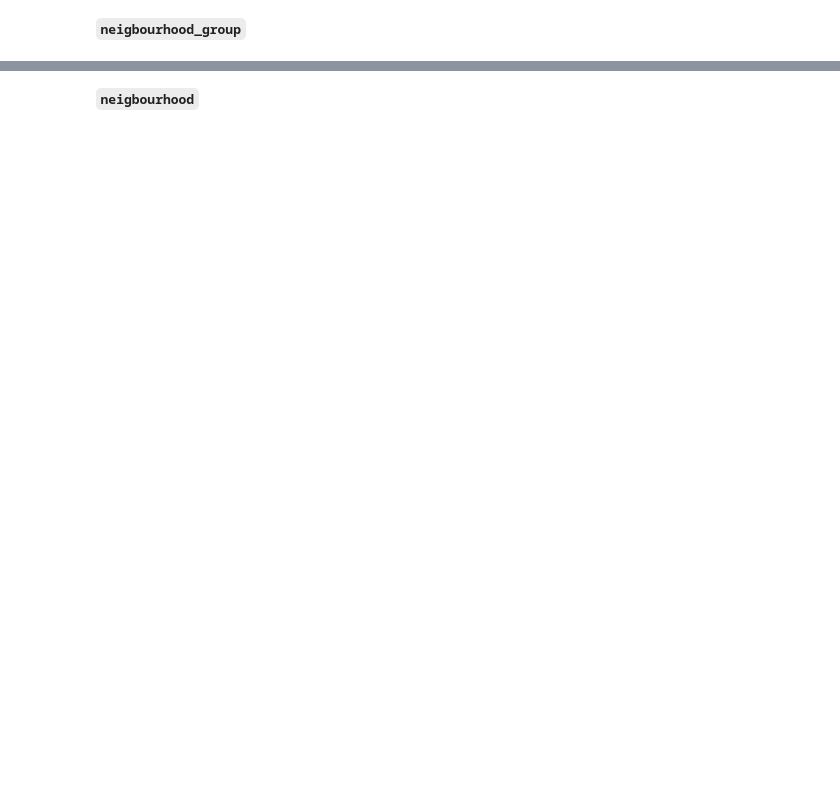
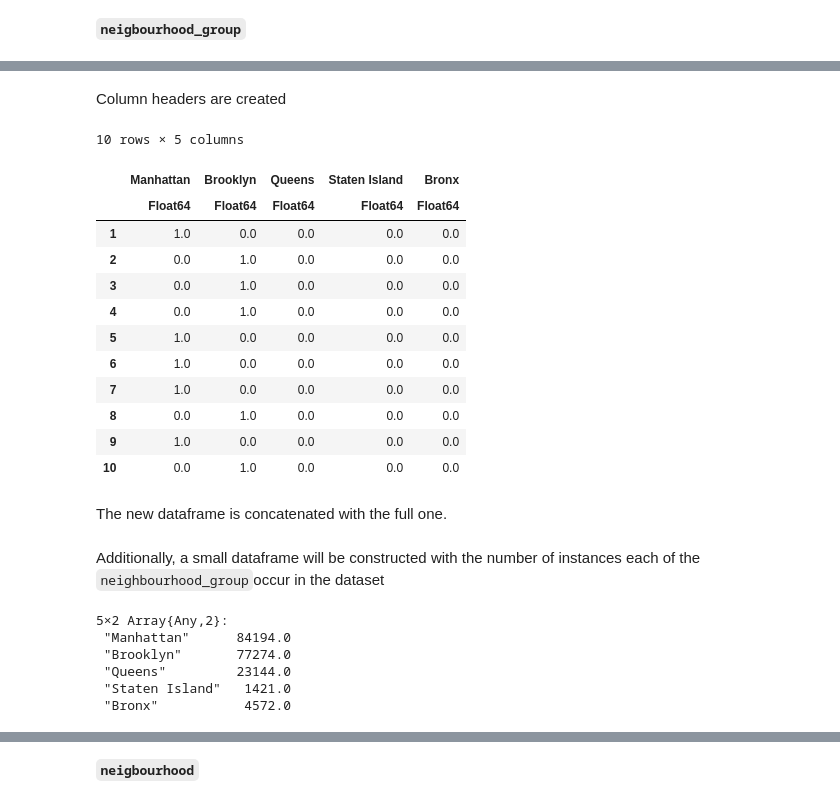
Before and after one commit to noriolg/ORIE4741_project, a Jupyter notebook: Data Mining and Cleaning.ipynb, the cells around one changed output, grey strips where cells are left out. Saved outputs shown, nothing was run; the diff lists cells and outputs as text; code cells hidden in the pictures; blank space fills up the shorter version.

```diff
--- a/Data Mining and Cleaning.ipynb
+++ b/Data Mining and Cleaning.ipynb
@@ -709,2 +737,5 @@ manyhot (generic function with 2 methods)
 # %% [markdown]
 **`neigbourhood_group`**
+# %%
+onehot_neighbourhood_groups = onehot(df_all_time_periods[:, :neighbourhood_group]);
+onehot_neighbourhood_groups[1:10,:]
@@ -710,0 +754,23 @@ manyhot (generic function with 2 methods)
+# %% [markdown]
+Column headers are created
+# %%
+neighbourhood_group_encoded_names = unique(df_all_time_periods[:, :neighbourhood_group]);
+# %%
+df_onehot_neighbourhood_groups = DataFrame(onehot_neighbourhood_groups, neighbourhood_group_encoded_names);
+df_onehot_neighbourhood_groups[1:10, :]
+# %% [output]
+10 rows × 5 columns
+|  | Manhattan | Brooklyn | Queens | Staten Island | Bronx |
+|  | Float64 | Float64 | Float64 | Float64 | Float64 |
+| 1 | 1.0 | 0.0 | 0.0 | 0.0 | 0.0 |
+| 2 | 0.0 | 1.0 | 0.0 | 0.0 | 0.0 |
+| 3 | 0.0 | 1.0 | 0.0 | 0.0 | 0.0 |
+| 4 | 0.0 | 1.0 | 0.0 | 0.0 | 0.0 |
+| 5 | 1.0 | 0.0 | 0.0 | 0.0 | 0.0 |
+| 6 | 1.0 | 0.0 | 0.0 | 0.0 | 0.0 |
+| 7 | 1.0 | 0.0 | 0.0 | 0.0 | 0.0 |
+| 8 | 0.0 | 1.0 | 0.0 | 0.0 | 0.0 |
+| 9 | 1.0 | 0.0 | 0.0 | 0.0 | 0.0 |
+| 10 | 0.0 | 1.0 | 0.0 | 0.0 | 0.0 |
+# %% [markdown]
+The new dataframe is concatenated with the full one.
@@ -710,0 +779,2 @@ manyhot (generic function with 2 methods)
+# %% [markdown]
+Additionally, a small dataframe will be constructed with the number of instances each of the `neighbourhood_group`occur in the dataset
@@ -710,0 +783,9 @@ manyhot (generic function with 2 methods)
+# %%
+neighbourhood_group_information =  hcat(neighbourhood_group_encoded_names, neighbourhood_group_distribution)
+# %% [output]
+5×2 Array{Any,2}:
+ "Manhattan"      84194.0
+ "Brooklyn"       77274.0
+ "Queens"         23144.0
+ "Staten Island"   1421.0
+ "Bronx"           4572.0
```
Also changed, not shown: parts of 59 cells of this notebook.
